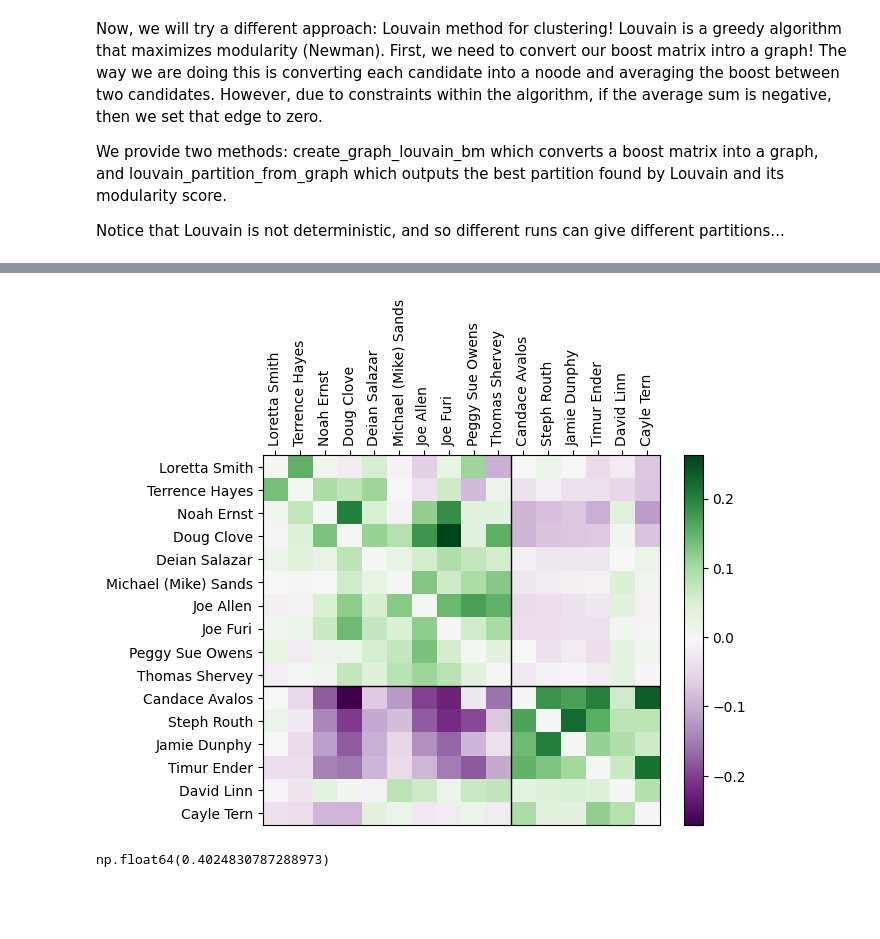
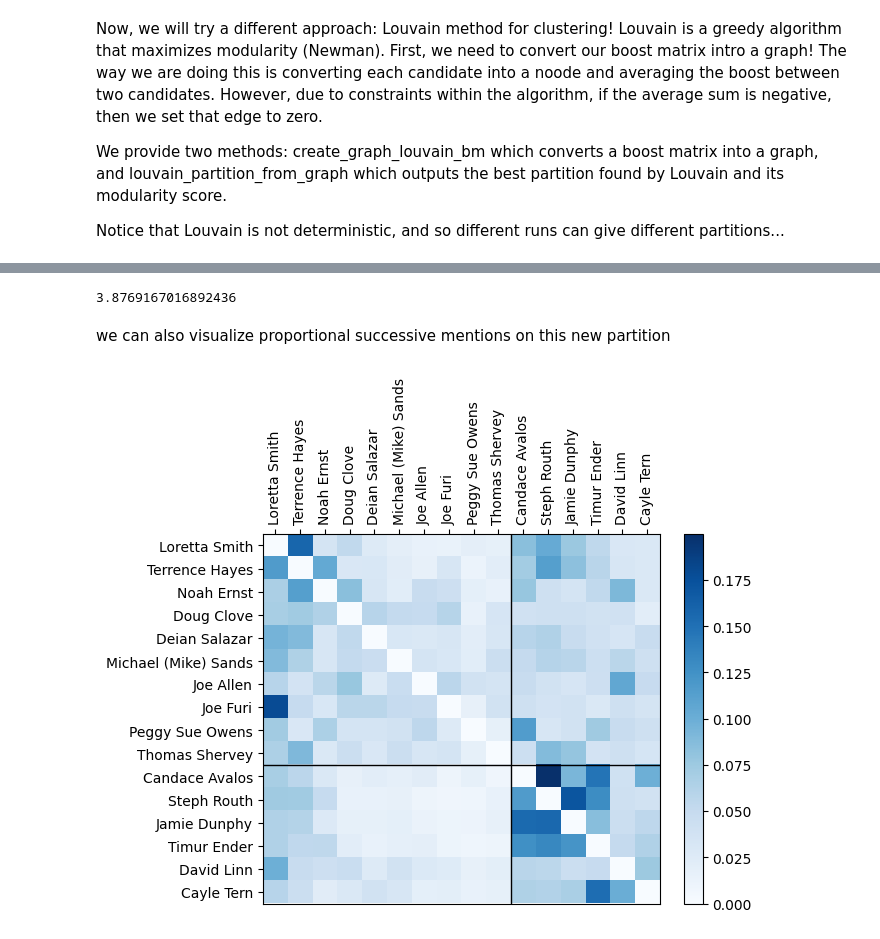
Before and after one commit to mcontrerassc/candidate_matrices, a Jupyter notebook: demo.ipynb, the cells around one changed output, grey strips where cells are left out. Cells and saved outputs as stored; diff of their text form; code cells hidden in the pictures; blank space fills up the shorter version.

```diff
--- a/demo.ipynb
+++ b/demo.ipynb
@@ -190,6 +181,6 @@ partition_louv
 # %%
 # generating graph from the clean boost matrix
-G_c = create_graph_louvain_bm(boost)
-partition_louv_c, modularity_score_c = louvain_partition_from_graph(G_c, profile, 1, True)
-partition_louv_c
+G = create_graph_louvain_bm(boost)
+partition_louv, modularity_score = louvain_partition_from_graph(G, profile, 1, True)
+partition_louv
 # %% [output]
@@ -217,7 +208,11 @@ modularity_score_c
 np.float64(0.40678263800953945)
-# %%
-viz_partition(partition_louv, boost, candidates)
-modularity_score
-# %% [output]
-[figure, removed]
-np.float64(0.4024830787288973)
+# %%
+relative_size_score(profile, partition_louv)
+# %% [output]
+3.8769167016892436
+# %% [markdown]
+we can also visualize proportional successive mentions on this new partition
+# %%
+viz_partition(partition_louv, PSM, candidates, cmap='Blues')
+# %% [output]
+[figure, added]
```
Also changed, not shown: parts of 16 cells of this notebook, 1 other file.
